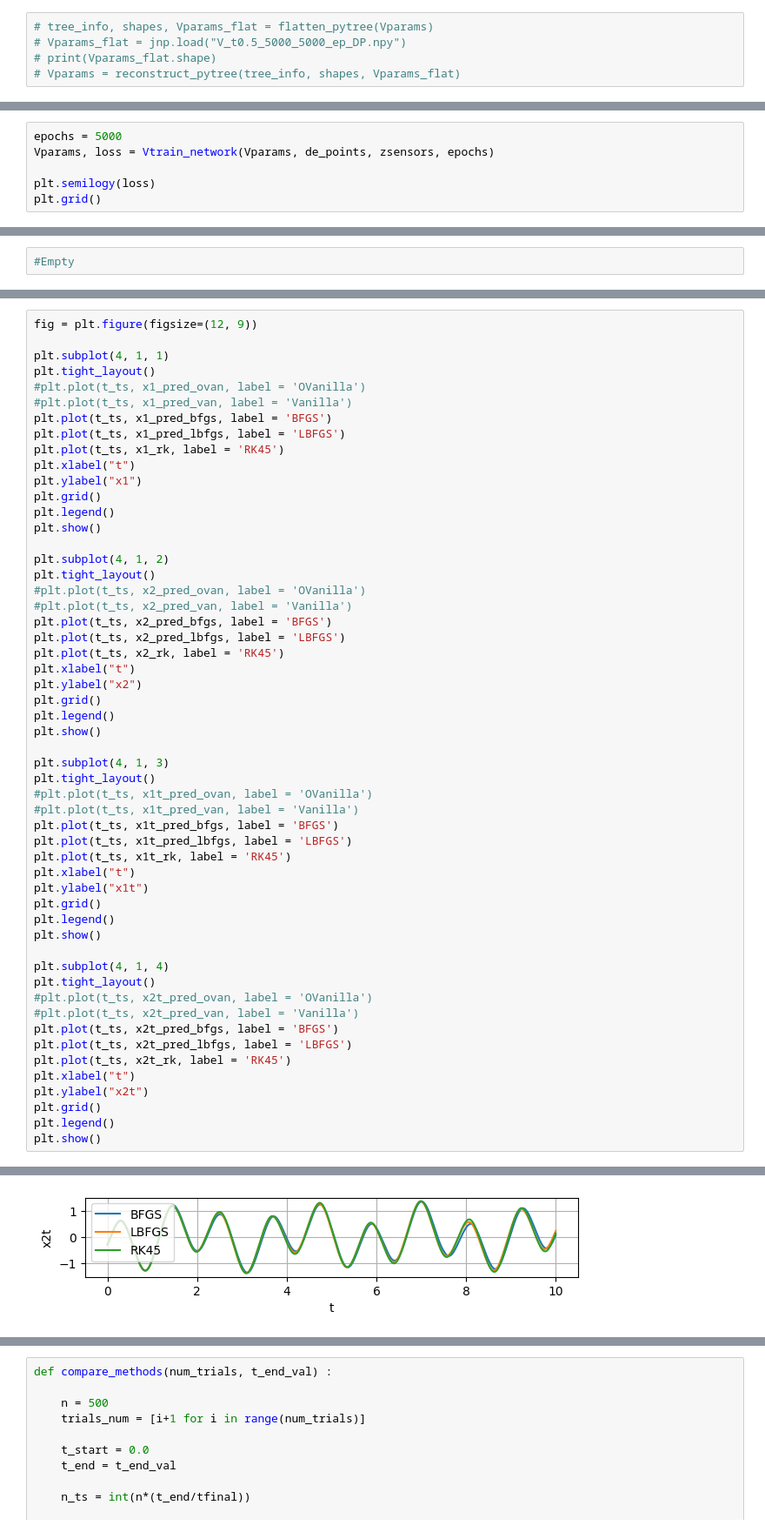
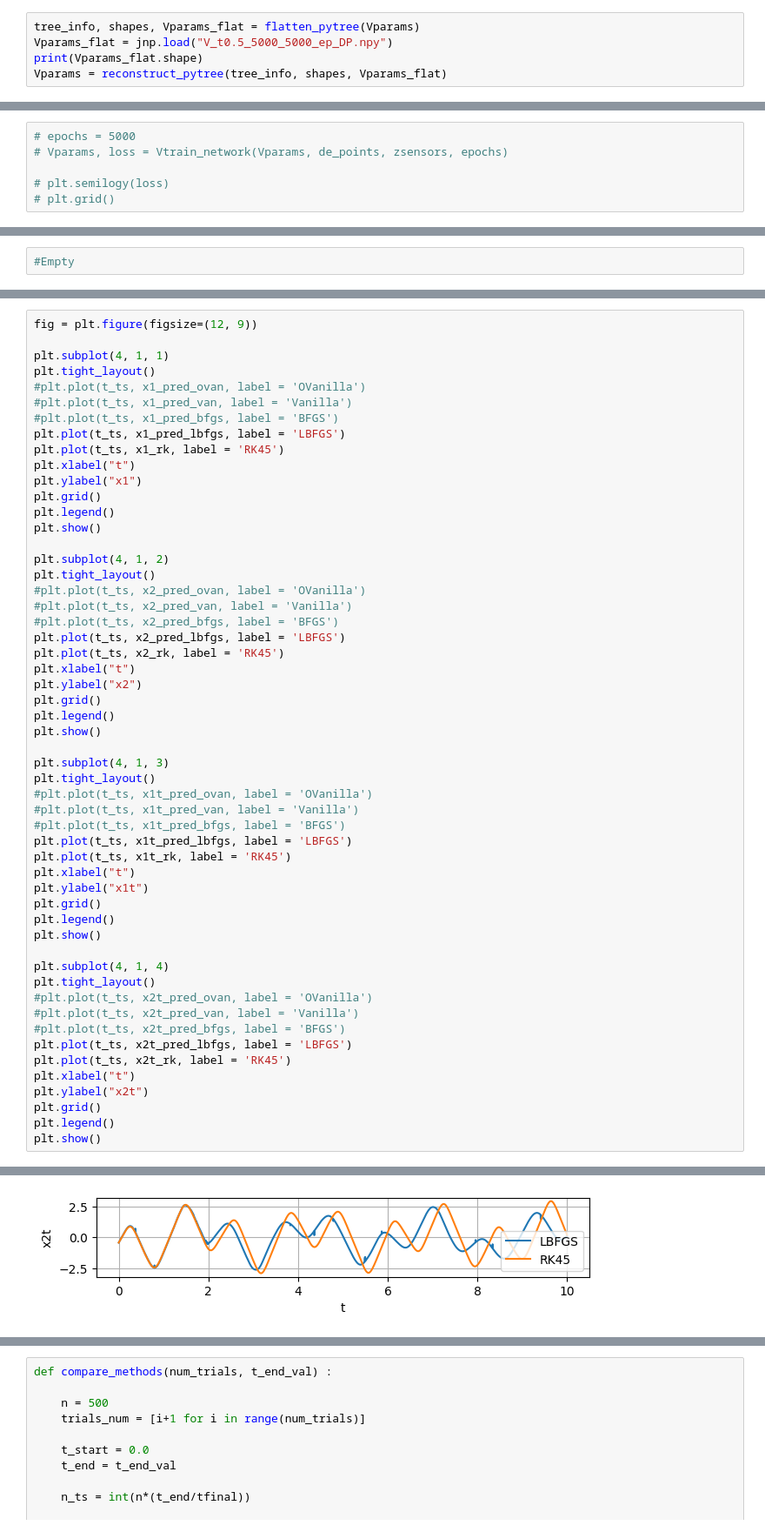
Before and after one commit to WasiimMK/CDeepONet, a Jupyter notebook: Linux/(2TERMS)(Test)TimeStepping_ParamsLBFGS_ConsBFGS_DoublePend.ipynb, the cells around one changed output, grey strips where cells are left out. Shown at 87% size. Saved outputs shown, nothing was run; the diff lists cells and outputs as text.

```diff
--- a/Linux/(2TERMS)(Test)TimeStepping_ParamsLBFGS_ConsBFGS_DoublePend.ipynb
+++ b/Linux/(2TERMS)(Test)TimeStepping_ParamsLBFGS_ConsBFGS_DoublePend.ipynb
@@ -467,7 +467,7 @@ print(Vparam_count)
 # %% [output]
 19960
 # %%
-# tree_info, shapes, Vparams_flat = flatten_pytree(Vparams)
-# Vparams_flat = jnp.load("V_t0.5_5000_5000_ep_DP.npy")
-# print(Vparams_flat.shape)
-# Vparams = reconstruct_pytree(tree_info, shapes, Vparams_flat)
+tree_info, shapes, Vparams_flat = flatten_pytree(Vparams)
+Vparams_flat = jnp.load("V_t0.5_5000_5000_ep_DP.npy")
+print(Vparams_flat.shape)
+Vparams = reconstruct_pytree(tree_info, shapes, Vparams_flat)
@@ -474,6 +476,6 @@ print(Vparam_count)
 # %%
-epochs = 5000
-Vparams, loss = Vtrain_network(Vparams, de_points, zsensors, epochs)
+# epochs = 5000
+# Vparams, loss = Vtrain_network(Vparams, de_points, zsensors, epochs)
 
-plt.semilogy(loss)
-plt.grid()
+# plt.semilogy(loss)
+# plt.grid()
@@ -1802,7 +1785,7 @@ plt.subplot(4, 1, 1)
 plt.tight_layout()
 #plt.plot(t_ts, x1_pred_ovan, label = 'OVanilla')
 #plt.plot(t_ts, x1_pred_van, label = 'Vanilla')
-plt.plot(t_ts, x1_pred_bfgs, label = 'BFGS')
+#plt.plot(t_ts, x1_pred_bfgs, label = 'BFGS')
 plt.plot(t_ts, x1_pred_lbfgs, label = 'LBFGS')
 plt.plot(t_ts, x1_rk, label = 'RK45')
 plt.xlabel("t")
@@ -1815,7 +1798,7 @@ plt.subplot(4, 1, 2)
 plt.tight_layout()
 #plt.plot(t_ts, x2_pred_ovan, label = 'OVanilla')
 #plt.plot(t_ts, x2_pred_van, label = 'Vanilla')
-plt.plot(t_ts, x2_pred_bfgs, label = 'BFGS')
+#plt.plot(t_ts, x2_pred_bfgs, label = 'BFGS')
 plt.plot(t_ts, x2_pred_lbfgs, label = 'LBFGS')
 plt.plot(t_ts, x2_rk, label = 'RK45')
 plt.xlabel("t")
@@ -1828,7 +1811,7 @@ plt.subplot(4, 1, 3)
 plt.tight_layout()
 #plt.plot(t_ts, x1t_pred_ovan, label = 'OVanilla')
 #plt.plot(t_ts, x1t_pred_van, label = 'Vanilla')
-plt.plot(t_ts, x1t_pred_bfgs, label = 'BFGS')
+#plt.plot(t_ts, x1t_pred_bfgs, label = 'BFGS')
 plt.plot(t_ts, x1t_pred_lbfgs, label = 'LBFGS')
 plt.plot(t_ts, x1t_rk, label = 'RK45')
 plt.xlabel("t")
@@ -1841,7 +1824,7 @@ plt.subplot(4, 1, 4)
 plt.tight_layout()
 #plt.plot(t_ts, x2t_pred_ovan, label = 'OVanilla')
 #plt.plot(t_ts, x2t_pred_van, label = 'Vanilla')
-plt.plot(t_ts, x2t_pred_bfgs, label = 'BFGS')
+#plt.plot(t_ts, x2t_pred_bfgs, label = 'BFGS')
 plt.plot(t_ts, x2t_pred_lbfgs, label = 'LBFGS')
 plt.plot(t_ts, x2t_rk, label = 'RK45')
 plt.xlabel("t")
@@ -1856,4 +1839,4 @@ plt.show()
-[figure, old version]
+[figure, new version]
 # %%
 fig = plt.figure(figsize=(12, 9))
 
```
Also changed, not shown: parts of 8 cells of this notebook, 2 other files.
